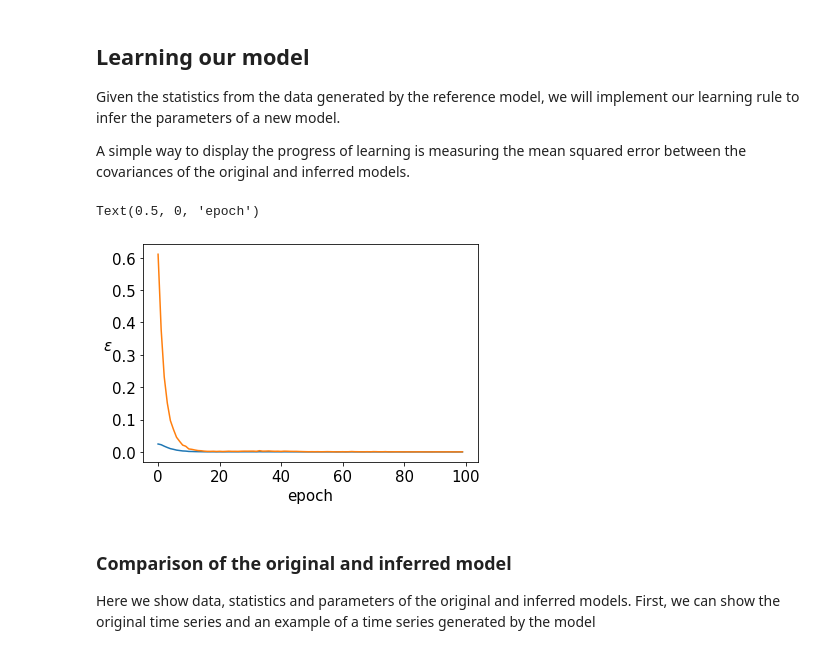
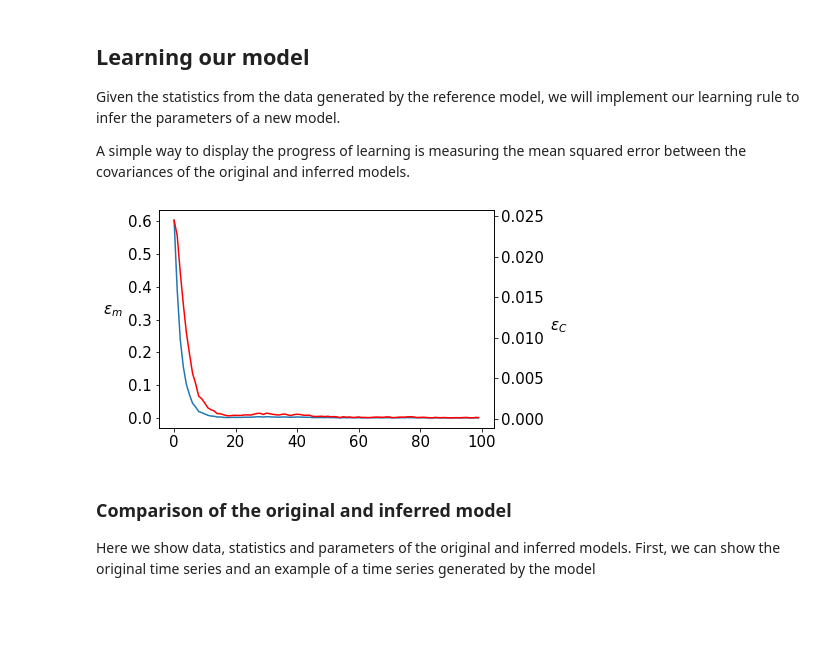
Before and after one commit to MiguelAguilera/Neuro-MaxEnt-inference-tutorial, a Jupyter notebook: 2.Learning_neural_correlations.ipynb, the cells around one changed output. Saved outputs shown, nothing was run; the diff lists cells and outputs as text; code cells hidden in the pictures; blank space fills up the shorter version.

```diff
--- a/2.Learning_neural_correlations.ipynb
+++ b/2.Learning_neural_correlations.ipynb
@@ -53,0 +86,9 @@ As an example, we will learn a model capturing a small number of neurons. For le
+# %%
+h=np.linspace(-3,3,100)
+p=np.exp(h)/2/np.cosh(h)
+
+plt.figure()
+plt.plot(h,p)
+plt.title('Probability of flipping negative spin')
+plt.ylabel(r'$p^\mathrm{flip}_i(\mathbf{x}) $',rotation=0,labelpad=30)
+plt.xlabel(r'$h_i$');
@@ -70,12 +113,18 @@ class Ising:
             self.MetropolisStep(i)
 
 
-    def GlauberStep(self,i=None):            #Execute step of Glauber algorithm
+    def GlauberStep(self,i=None):            # Execute step of the Glauber algorithm
         if i is None:
             i = np.random.randint(self.size)
         h = self.H[i] + np.dot(self.J[i,:]+self.J[:,i],self.s)
         self.s[i] = int(np.random.rand()*2-1 < np.tanh(self.beta*h))*2-1   # Glauber
 
-    def SequentialGlauberStep(self):
+    def SequentialGlauberStep(self):        # Execute N steps of the Glauber algorithm
         for i in np.random.permutation(self.size):
             self.GlauberStep(i)
+
+
+    def SequentialGlauberStepT0(self,i=None):            # Sequential Glauber step at zero temperature
+        for i in np.random.permutation(self.size):
+          h = self.H[i] + np.dot(self.J[i,:]+self.J[:,i],self.s)
+          self.s[i] = np.sign(h)
@@ -136,39 +137,40 @@ A simple way to display the progress of learning is measuring the mean squared e
 # %%
 I = Ising(N)
 I.H = np.zeros(N)
 I.J = np.zeros((N,N))
 
 R=100
 eta=0.2
 
 error_m = np.zeros(R)
 error_C = np.zeros(R)
 
 for rep in range(R):
   Model_sample = np.zeros((N,T))
   I.randomize_state()
   for t in range(T//5):
     I.SequentialGlauberStep()
   for t in range(T):
     I.SequentialGlauberStep()
     Model_sample[:,t] = I.s
   m = np.mean(Model_sample,axis=1)
   Cov  = np.cov(Model_sample)
 
   I.H += eta*(m_data-m)
   I.J[iu1] += eta*(Cov_data-Cov)[iu1]
 
   error_C[rep] = np.mean((Cov_data-Cov)**2)
   error_m[rep] = np.mean((m_data-m)**2)
 
-plt.figure()
-plt.plot(error_C)
-plt.plot(error_m)
-plt.ylabel(r'$\epsilon$',rotation=0)
-plt.xlabel(r'epoch')
+fig, ax = plt.subplots()
+ax.plot(error_m)
+ax2=ax.twinx()
+ax2.plot(error_C,'r')
+ax.set_ylabel(r'$\epsilon_m$',rotation=0,labelpad=15)
+ax2.set_ylabel(r'$\epsilon_C$',rotation=0,labelpad=15)
+plt.xlabel(r'epoch');
 # %% [output]
-Text(0.5, 0, 'epoch')
-[figure, old version]
+[figure, new version]
 # %% [markdown]
 ### Comparison of the original and inferred model
 
```
Also changed, not shown: parts of 16 cells of this notebook.
